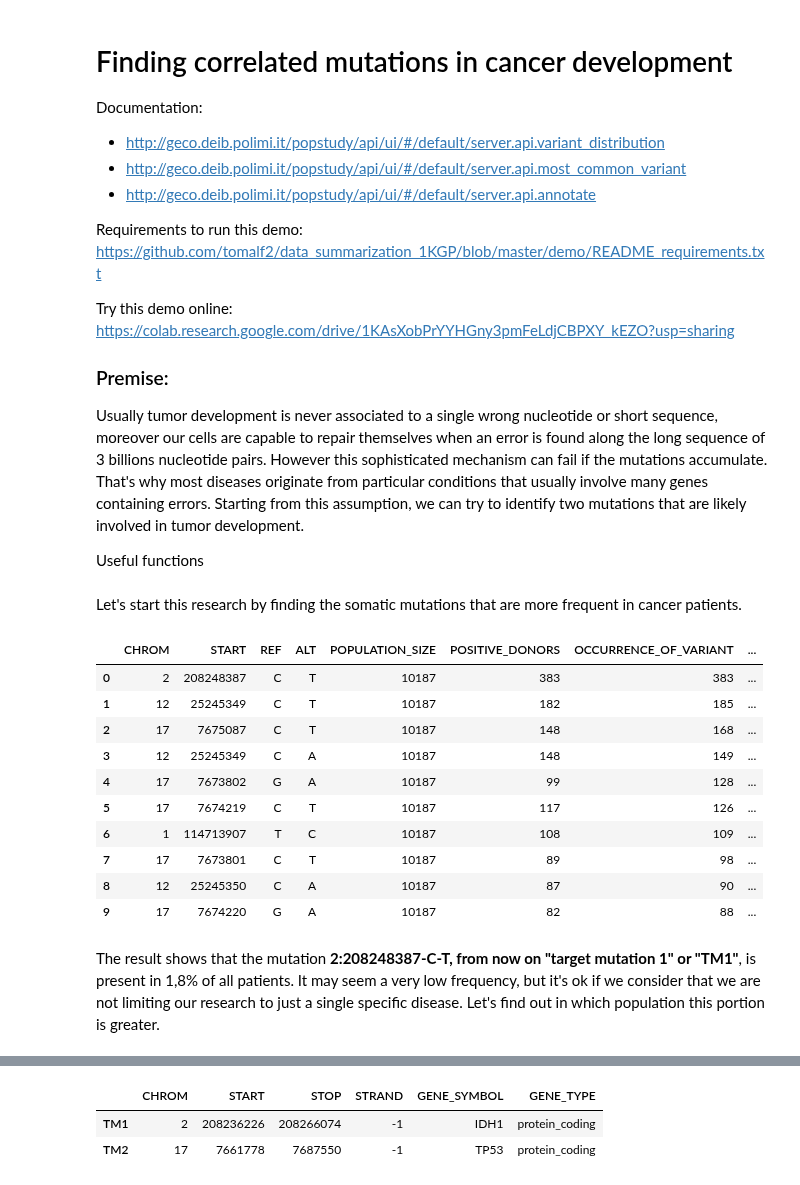
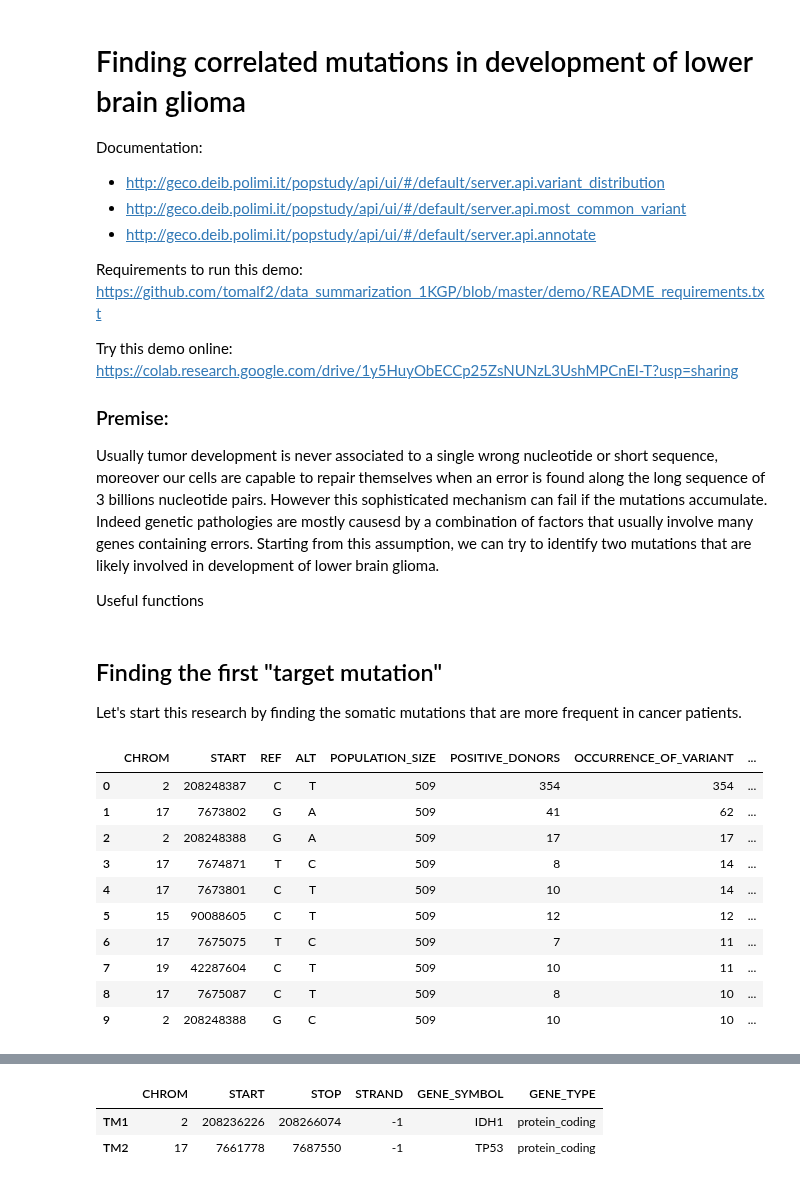
Before and after one commit to DEIB-GECO/VarSum, a Jupyter notebook: demo/correlation in genes causing tumor development.ipynb, the cells around one changed output, grey strips where cells are left out. Saved outputs shown, nothing was run; the diff lists cells and outputs as text; code cells hidden in the pictures.

```diff
--- a/demo/correlation in genes causing tumor development.ipynb
+++ b/demo/correlation in genes causing tumor development.ipynb
@@ -1,5 +1,5 @@
 # %% [markdown]
-# Finding correlated mutations in cancer development
+# Finding correlated mutations in development of lower brain glioma
 
 Documentation:
 - http://geco.deib.polimi.it/popstudy/api/ui/#/default/server.api.variant_distribution
@@ -8,10 +8,10 @@ Documentation:
 
 Requirements to run this demo: https://github.com/tomalf2/data_summarization_1KGP/blob/master/demo/README_requirements.txt
 
-Try this demo online: https://colab.research.google.com/drive/1KAsXobPrYYHGny3pmFeLdjCBPXY_kEZO?usp=sharing
+Try this demo online: https://colab.research.google.com/drive/1y5HuyObECCp25ZsNUNzL3UshMPCnEl-T?usp=sharing
 
 ### Premise:
-Usually tumor development is never associated to a single wrong nucleotide or short sequence, moreover our cells are capable to repair themselves when an error is found along the long sequence of 3 billions nucleotide pairs. However this sophisticated mechanism can fail if the mutations accumulate. That's why most diseases originate from particular conditions that usually involve many genes containing errors. Starting from this assumption, we can try to identify two mutations that are likely involved in tumor development.
+Usually tumor development is never associated to a single wrong nucleotide or short sequence, moreover our cells are capable to repair themselves when an error is found along the long sequence of 3 billions nucleotide pairs. However this sophisticated mechanism can fail if the mutations accumulate. Indeed genetic pathologies are mostly causesd by a combination of factors that usually involve many genes containing errors. Starting from this assumption, we can try to identify two mutations that are likely involved in development of lower brain glioma.
 
 Useful functions
 # %%
@@ -33,12 +33,15 @@ def post_request(to: str, argument, print_status_code=True, print_warnings=True,
         print('warnings ?: {}'.format(res_body.get('notice')))
     return res_body
 # %% [markdown]
+## Finding the first "target mutation"
+
 Let's start this research by finding the somatic mutations that are more frequent in cancer patients.
 # %%
 most_common_mutations_req = {
     'having_meta': {
         'assembly': 'grch38',
-        'health_status': 'false'
+        'health_status': 'false',
+        'disease': 'brain lower grade glioma'
     },
     'having_variants': {
         'in_cell_type': ['somatic']
@@ -47,18 +50,17 @@ most_common_mutations_req = {
 most_common_mutations_resp = post_request('http://geco.deib.polimi.it/popstudy/api/most_common_variants', most_common_mutations_req, print_status_code=False, print_warnings=False)
 # %%
 most_common_mutations_resp_df = pd.DataFrame.from_records(most_common_mutations_resp['rows'], columns=most_common_mutations_resp['columns'])
+most_common_mutations_resp_df['POSITIVE_RATIO'] = most_common_mutations_resp_df.apply(lambda r: r['POSITIVE_DONORS']/r['POPULATION_SIZE'], axis=1)
 most_common_mutations_resp_df
 # %% [output]
 |  | CHROM | START | REF | ALT | POPULATION_SIZE | POSITIVE_DONORS | OCCURRENCE_OF_VARIANT | ... |
-| 0 | 2 | 208248387 | C | T | 10187 | 383 | 383 | ... |
-| 1 | 12 | 25245349 | C | T | 10187 | 182 | 185 | ... |
-| 2 | 17 | 7675087 | C | T | 10187 | 148 | 168 | ... |
-| 3 | 12 | 25245349 | C | A | 10187 | 148 | 149 | ... |
-| 4 | 17 | 7673802 | G | A | 10187 | 99 | 128 | ... |
-| 5 | 17 | 7674219 | C | T | 10187 | 117 | 126 | ... |
-| 6 | 1 | 114713907 | T | C | 10187 | 108 | 109 | ... |
-| 7 | 17 | 7673801 | C | T | 10187 | 89 | 98 | ... |
-| 8 | 12 | 25245350 | C | A | 10187 | 87 | 90 | ... |
-| 9 | 17 | 7674220 | G | A | 10187 | 82 | 88 | ... |
+| 0 | 2 | 208248387 | C | T | 509 | 354 | 354 | ... |
+| 1 | 17 | 7673802 | G | A | 509 | 41 | 62 | ... |
+| 2 | 2 | 208248388 | G | A | 509 | 17 | 17 | ... |
+| 3 | 17 | 7674871 | T | C | 509 | 8 | 14 | ... |
+| 4 | 17 | 7673801 | C | T | 509 | 10 | 14 | ... |
+| 5 | 15 | 90088605 | C | T | 509 | 12 | 12 | ... |
+| 6 | 17 | 7675075 | T | C | 509 | 7 | 11 | ... |
+| 7 | 19 | 42287604 | C | T | 509 | 10 | 11 | ... |
+| 8 | 17 | 7675087 | C | T | 509 | 8 | 10 | ... |
+| 9 | 2 | 208248388 | G | C | 509 | 10 | 10 | ... |
-# %% [markdown]
-The result shows that the mutation __2:208248387-C-T, from now on "target mutation 1" or "TM1"__, is present in 1,8% of all patients. It may seem a very low frequency, but it's ok if we consider that we are not limiting our research to just a single specific disease. Let's find out in which population this portion is greater.
```
Also changed, not shown: parts of 32 cells of this notebook, 1 other file.
